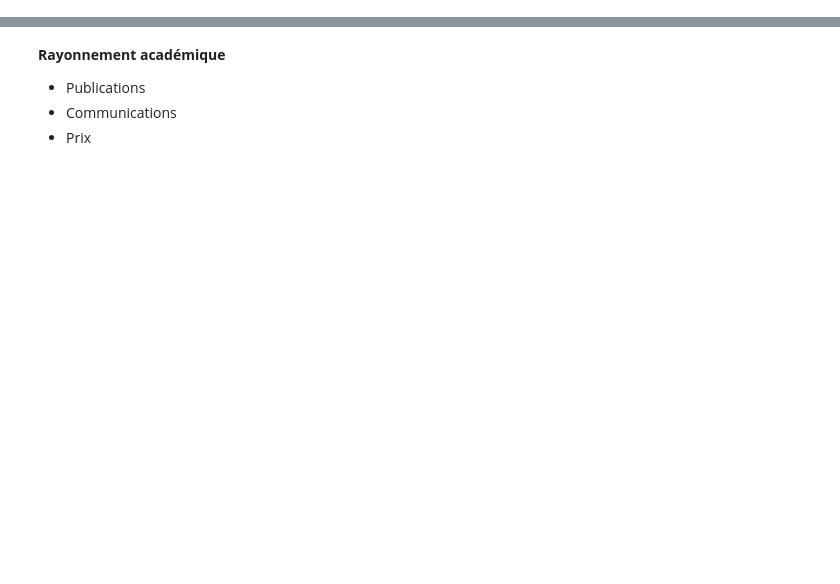
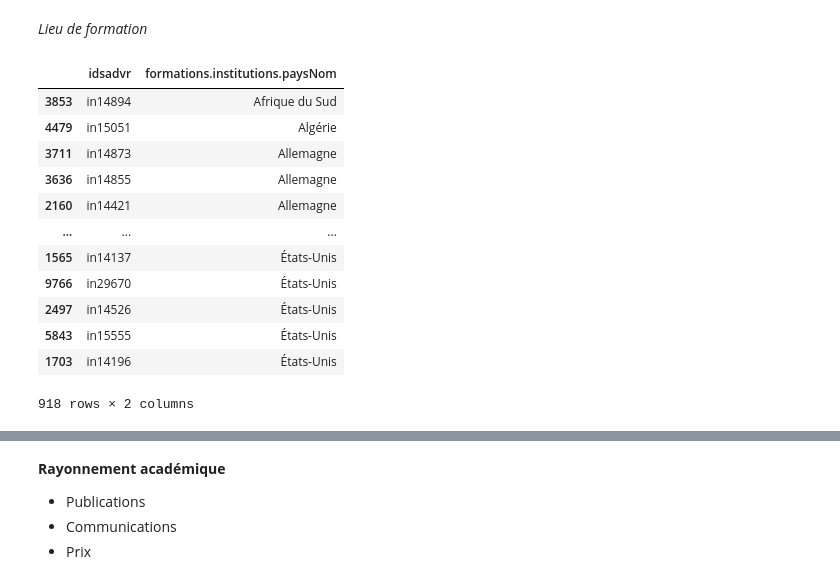
Before and after one commit to sadvr/sadvr-dashboard, a Jupyter notebook: API_SADVR_dashboard.ipynb, the cells around one changed output, grey strips where cells are left out. Drawn from its saved outputs; the diff is of its cells as text; code cells hidden in the pictures; blank space fills up the shorter version.

```diff
--- a/API_SADVR_dashboard.ipynb
+++ b/API_SADVR_dashboard.ipynb
@@ -107,0 +272,19 @@ plt.show()
+# %% [markdown]
+*Lieu de formation*
+# %%
+paysFormation = demographics[['idsadvr', 'formations.institutions.paysNom']].dropna().drop_duplicates().sort_values(by='formations.institutions.paysNom')
+paysFormation
+# %% [output]
+|  | idsadvr | formations.institutions.paysNom |
+| 3853 | in14894 | Afrique du Sud |
+| 4479 | in15051 | Algérie |
+| 3711 | in14873 | Allemagne |
+| 3636 | in14855 | Allemagne |
+| 2160 | in14421 | Allemagne |
+| ... | ... | ... |
+| 1565 | in14137 | États-Unis |
+| 9766 | in29670 | États-Unis |
+| 2497 | in14526 | États-Unis |
+| 5843 | in15555 | États-Unis |
+| 1703 | in14196 | États-Unis |
+918 rows × 2 columns
```
Also changed, not shown: parts of 33 cells of this notebook, 4 other files.
